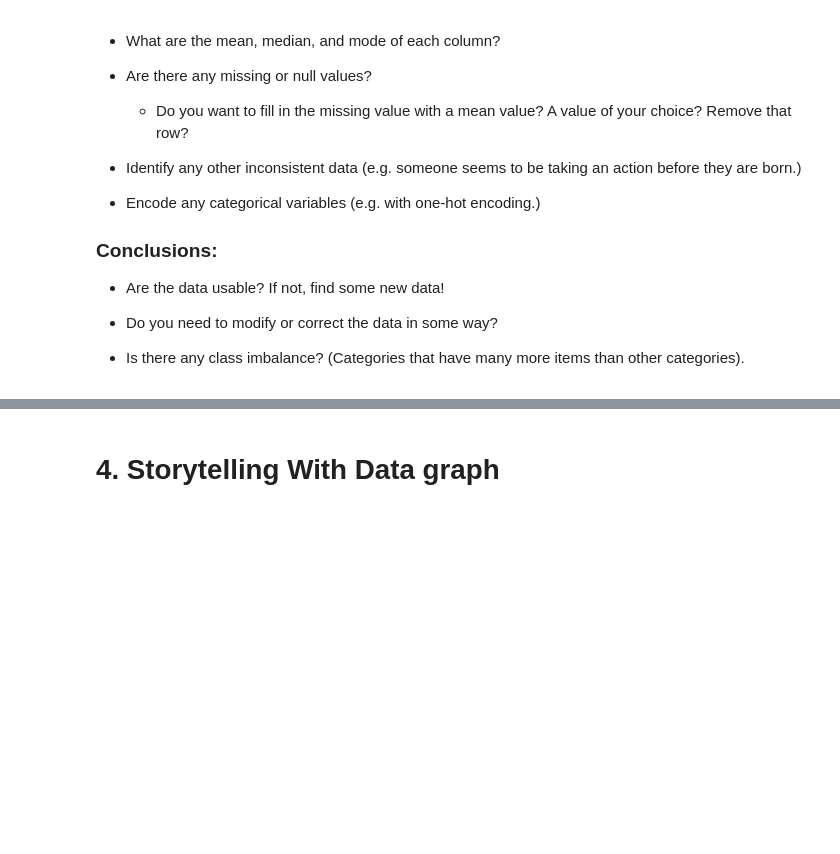
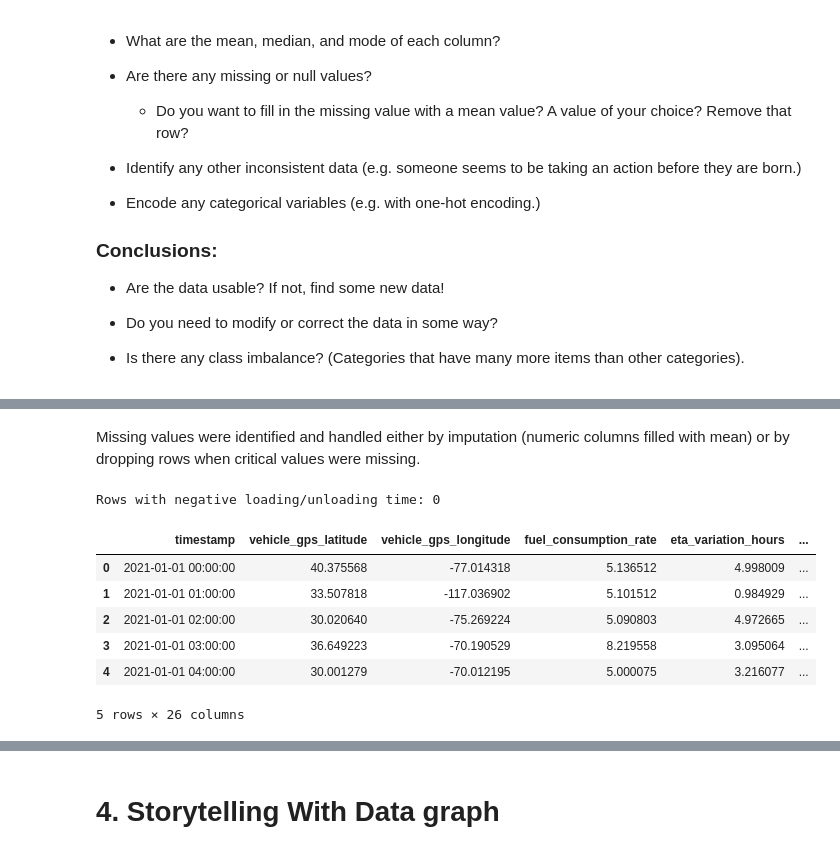
Before and after one commit to mshahan73-hub/Module-B-semester-2, a Jupyter notebook: Week2.ipynb, the cells around one changed output, grey strips where cells are left out. Saved outputs shown, nothing was run; the diff lists cells and outputs as text; code cells hidden in the pictures; blank space fills up the shorter version.

```diff
--- a/Week2.ipynb
+++ b/Week2.ipynb
@@ -184,0 +199,29 @@ See the documentation for a more detailed explanation: https://pandas.pydata.org
+# %% [markdown]
+Missing values were identified and handled either by imputation (numeric columns filled with mean) or by dropping rows when critical values were missing.
+# %%
+# Identify inconsistent data
+# Example: negative loading/unloading time
+inconsistent_loading = df[df["loading_unloading_time"] < 0]
+print("Rows with negative loading/unloading time:", len(inconsistent_loading))
+
+# Remove inconsistent rows
+df = df[df["loading_unloading_time"] >= 0]
+
+# Similarly, check other columns if needed
+# Negative fuel consumption doesn’t make sense
+df = df[df["fuel_consumption_rate"] >= 0]
+
+# Check for impossible driver behavior scores (<0 or >100, if 0-100 scale)
+df = df[(df["driver_behavior_score"] >= 0) & (df["driver_behavior_score"] <= 100)]
+
+# Preview cleaned data
+df.head()
+# %% [output]
+Rows with negative loading/unloading time: 0
+|  | timestamp | vehicle_gps_latitude | vehicle_gps_longitude | fuel_consumption_rate | eta_variation_hours | ... |
+| 0 | 2021-01-01 00:00:00 | 40.375568 | -77.014318 | 5.136512 | 4.998009 | ... |
+| 1 | 2021-01-01 01:00:00 | 33.507818 | -117.036902 | 5.101512 | 0.984929 | ... |
+| 2 | 2021-01-01 02:00:00 | 30.020640 | -75.269224 | 5.090803 | 4.972665 | ... |
+| 3 | 2021-01-01 03:00:00 | 36.649223 | -70.190529 | 8.219558 | 3.095064 | ... |
+| 4 | 2021-01-01 04:00:00 | 30.001279 | -70.012195 | 5.000075 | 3.216077 | ... |
+5 rows × 26 columns
```
Also changed, not shown: parts of 20 cells of this notebook.
